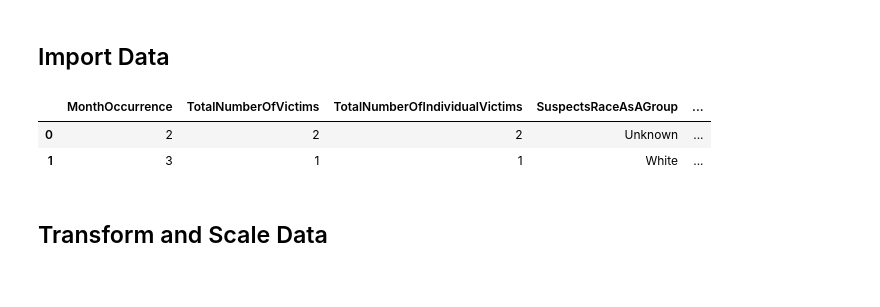
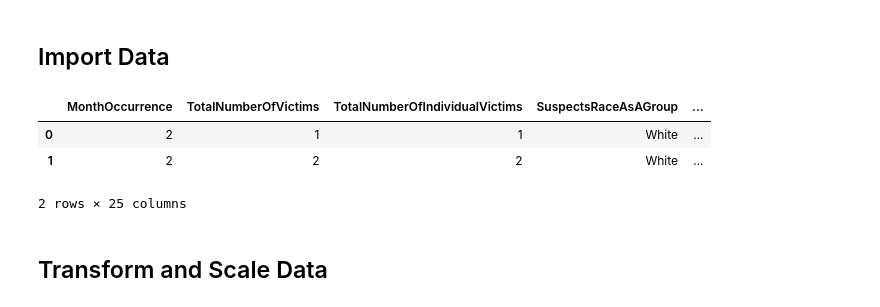
Before and after one commit to pezpet/group-1-project-4, a Jupyter notebook: random_forest.ipynb, the cells around one changed output. Saved outputs shown, nothing was run; the diff lists cells and outputs as text; code cells hidden in the pictures.

```diff
--- a/random_forest.ipynb
+++ b/random_forest.ipynb
@@ -22,12 +22,13 @@ from tensorflow.keras.callbacks import EarlyStopping
 # %% [markdown]
 ## Import Data
 # %%
-data = pd.read_csv('./data/classification_data.csv')
+data = pd.read_csv('./demographics-data/classification_data_demographics.csv')
 data.head(2)
 # %% [output]
 |  | MonthOccurrence | TotalNumberOfVictims | TotalNumberOfIndividualVictims | SuspectsRaceAsAGroup | ... |
-| 0 | 2 | 2 | 2 | Unknown | ... |
-| 1 | 3 | 1 | 1 | White | ... |
+| 0 | 2 | 1 | 1 | White | ... |
+| 1 | 2 | 2 | 2 | White | ... |
+2 rows × 25 columns
 # %% [markdown]
 ## Transform and Scale Data
 # %% [markdown]
```
Also changed, not shown: parts of 12 cells of this notebook, 11 other files.
